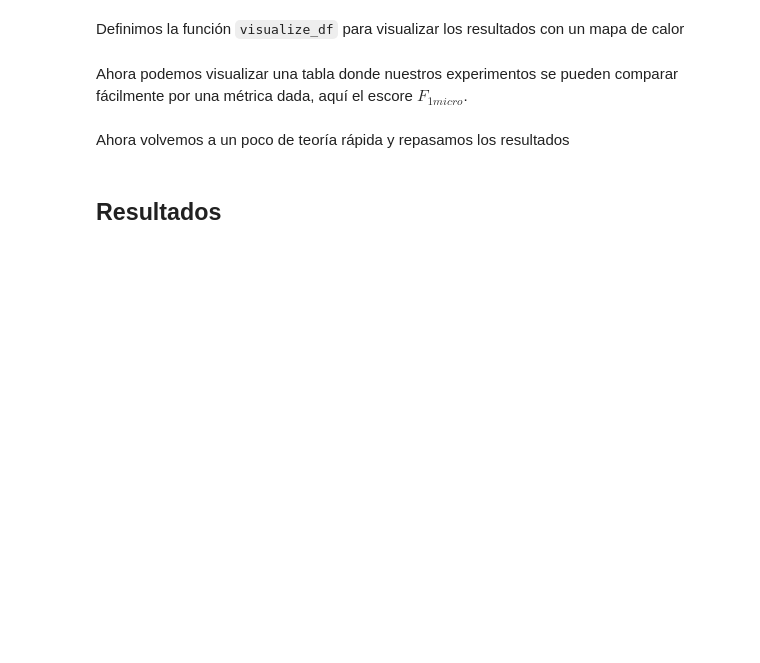
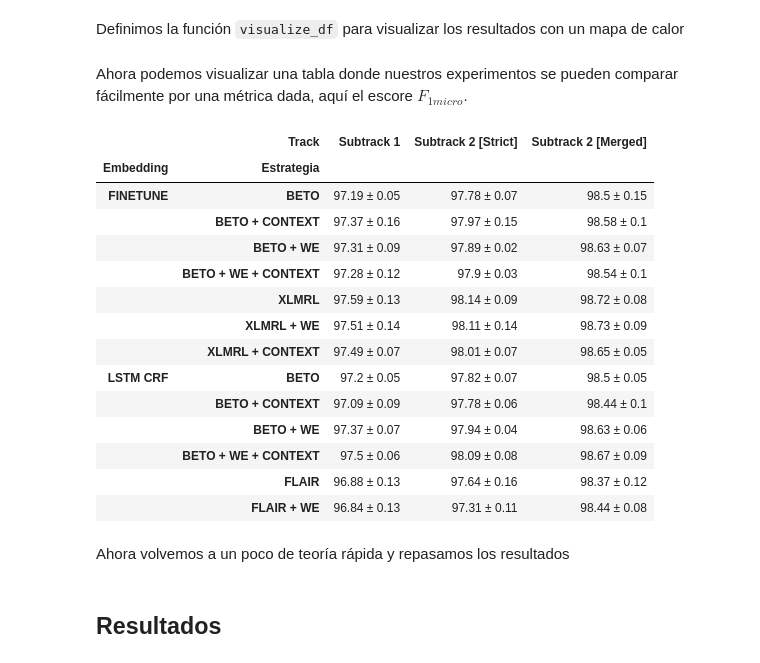
Before and after one commit to GuiGel/MedDocAn, a Jupyter notebook: presentation/cdti.ipynb, the cells around one changed output. Saved outputs shown, nothing was run; the diff lists cells and outputs as text; code cells hidden in the pictures; blank space fills up the shorter version.

```diff
--- a/presentation/cdti.ipynb
+++ b/presentation/cdti.ipynb
@@ -743,11 +950,9 @@ def get_scores_as_df(seeds: List[int], get_folder: Callable[[int], Path]) -> pd.
     # Give multi index to df
     return pd.DataFrame(df.to_numpy().T, index=multi_index)
 # %%
-from functools import partial
-
 seeds = [1, 12, 33]
 dataset = "test"
-base_folder = Path.cwd().parent / "experiments"
-get_folder = lambda seed: base_folder / f"corpus_sentence_bert_finetune_it_150/an_wh_rs_False_dpt_0_emb_beto-cased_FT_True_Ly_-1_seed_{seed}_lr_5e-06_it_150_bs_4_opti_AdamW_pjct_emb_False_sdl_LinearSchedulerWithWarmup_use_crf_False_use_rnn_False_wup_0.1/0/evals/{dataset}"
+ROOT = Path.cwd().parent
+get_folder = lambda seed: ROOT / f"experiments/corpus_sentence_bert_finetune_it_150/an_wh_rs_False_dpt_0_emb_beto-cased_FT_True_Ly_-1_seed_{seed}_lr_5e-06_it_150_bs_4_opti_AdamW_pjct_emb_False_sdl_LinearSchedulerWithWarmup_use_crf_False_use_rnn_False_wup_0.1/0/evals/{dataset}"
 df_all_scores = get_scores_as_df(seeds, get_folder)
 df = df_all_scores.rename(columns=dict(zip(range(3), seeds))); df
@@ -760,6 +989,7 @@ Hacemos lo mismo por cada experimento por una métrica dada $F_{1}$, $precision$
 # %%
 from typing import Dict
 from enum import Enum
+from functools import partial
 
 class Metrics(Enum):
     f1 = "f1"
@@ -773,25 +1003,25 @@ class SetType(Enum):
 def get_results(metric: Metrics = Metrics.f1, dataset: SetType = SetType.dev) -> Dict[Tuple[str, ...], pd.DataFrame]:
     get_scores_as_df_with_seed = partial(get_scores_as_df,  [1, 12, 33])
     get_folders_all = {
-        ("FINETUNE", "BETO"): lambda seed: base_folder / f"experiments/corpus_sentence_bert_finetune_it_150/an_wh_rs_False_dpt_0_emb_beto-cased_FT_True_Ly_-1_seed_{seed}_lr_5e-06_it_150_bs_4_opti_AdamW_pjct_emb_False_sdl_LinearSchedulerWithWarmup_use_crf_False_use_rnn_False_wup_0.1/0/evals/{dataset.value}",
-        ("FINETUNE", "BETO + CONTEXT"): lambda seed: base_folder / f"experiments/corpus_sentence_bert_context_finetune/an_wh_rs_False_dpt_0_emb_beto-cased-context_FT_True_Ly_-1_seed_{seed}_lr_5e-06_it_150_bs_4_opti_AdamW_pjct_emb_False_sdl_LinearSchedulerWithWarmup_use_crf_False_use_rnn_False_wup_0.1/0/evals/{dataset.value}",
-        ("FINETUNE", "BETO + WE"): lambda seed: base_folder / f"experiments/corpus_sentence_bert_we_finetune_it_150/an_wh_rs_False_dpt_0_emb_Stack(0_es-wiki-fasttext-300d-1M, 1_1-beto-cased_FT_True_Ly_-1_seed_{seed})_lr_5e-06_it_150_bs_4_opti_AdamW_pjct_emb_False_sdl_LinearSchedulerWithWarmup_use_crf_False_use_rnn_False_wup_0.1/0/evals/{dataset.value}",
-        ("FINETUNE", "BETO + WE + CONTEXT"): lambda seed: base_folder / f"experiments/corpus_sentence_bert_context_we_finetune_it_150/an_wh_rs_False_dpt_0_emb_Stack(0_es-wiki-fasttext-300d-1M, 1_1-beto-cased_FT_True_Ly_-1_seed_{seed})_lr_5e-06_it_150_bs_4_opti_AdamW_pjct_emb_False_sdl_LinearSchedulerWithWarmup_use_crf_False_use_rnn_False_wup_0.1/0/evals/{dataset.value}",
-        ("FINETUNE", "XLMRL"): lambda seed: base_folder / f"experiments/corpus_sentence_xlmrl_finetune/an_wh_rs_False_dpt_0_emb_xlm-roberta-large-cased_FT_True_Ly_-1_seed_{seed}_lr_5e-06_it_40_bs_4_opti_AdamW_pjct_emb_False_sdl_LinearSchedulerWithWarmup_use_crf_False_use_rnn_False_wup_0.05/0/evals/{dataset.value}",
-        ("FINETUNE", "XLMRL + WE"): lambda seed: base_folder / f"experiments/corpus_sentence_xlmrl_we_finetune/an_wh_rs_False_dpt_0_emb_Stack(0_es-wiki-fasttext-300d-1M, 1_1-xlm-roberta-large-cased_FT_True_Ly_-1_seed_{seed})_lr_5e-06_it_40_bs_4_opti_AdamW_pjct_emb_False_sdl_LinearSchedulerWithWarmup_use_crf_False_use_rnn_False_wup_0.05/0/evals/{dataset.value}",
-        ("FINETUNE", "XLMRL + CONTEXT"): lambda seed: base_folder / f"experiments/corpus_sentence_xlmrl_context_finetune/an_wh_rs_False_dpt_0_emb_xlm-roberta-large-cased-context_FT_True_Ly_-1_seed_{seed}_lr_5e-06_it_40_bs_4_opti_AdamW_pjct_emb_False_sdl_LinearSchedulerWithWarmup_use_crf_False_use_rnn_False_wup_0.1/0/evals/{dataset.value}",
-        ("LSTM CRF", "BETO"): lambda seed: base_folder / f"experiments/corpus_sentence_bert_lstm_crf/an_wh_rs_False_dpt_0_emb_beto_Ly_all_mean_seed_{seed}_hdn_sz_256_lr_0.1_it_500_bs_4_opti_SGD_pjct_emb_False_rnn_ly_2_sdl_AnnealOnPlateau_use_crf_True_use_rnn_True/0/evals/{dataset.value}",
-        ("LSTM CRF", "BETO + CONTEXT"): lambda seed: base_folder / f"experiments/corpus_sentence_bert_context_lstm_crf/an_wh_rs_False_dpt_0_emb_beto_Ly_all_mean_context_seed_{seed}_hdn_sz_256_lr_0.1_it_500_bs_4_opti_SGD_pjct_emb_False_rnn_ly_2_sdl_AnnealOnPlateau_use_crf_True_use_rnn_True/0/evals/{dataset.value}",
-        ("LSTM CRF", "BETO + WE"): lambda seed: base_folder / f"experiments/corpus_sentence_bert_we_lstm_crf/an_wh_rs_False_dpt_0_emb_Stack(0_es-wiki-fasttext-300d-1M, 1_1-beto_Ly_all_mean_seed_{seed})_hdn_sz_256_lr_0.1_it_500_bs_4_opti_SGD_pjct_emb_False_rnn_ly_2_sdl_AnnealOnPlateau_use_crf_True_use_rnn_True/0/evals/{dataset.value}",
-        ("LSTM CRF", "BETO + WE + CONTEXT"): lambda seed: base_folder / f"experiments/corpus_sentence_bert_context_we_lstm_crf/an_wh_rs_False_dpt_0_emb_Stack(0_es-wiki-fasttext-300d-1M, 1_1-beto_Ly_all_mean_context_seed_{seed})_hdn_sz_256_lr_0.1_it_500_bs_4_opti_SGD_pjct_emb_False_rnn_ly_2_sdl_AnnealOnPlateau_use_crf_True_use_rnn_True/0/evals/{dataset.value}",
-        ("LSTM CRF", "FLAIR"): lambda seed: base_folder / f"experiments/corpus_sentence_flair_lstm_crf/an_wh_rs_True_dpt_0.08716810045694838_emb_seed_{seed}_Stack(0_lm-es-forward.pt, 1_lm-es-backward.pt)_hdn_sz_256_lr_0.1_it_150_bs_4_opti_SGD_pjct_emb_True_rnn_ly_2_sdl_AnnealOnPlateau_use_crf_True_use_rnn_True/0/evals/{dataset.value}",
+        ("FINETUNE", "BETO"): lambda seed: ROOT / f"experiments/corpus_sentence_bert_finetune_it_150/an_wh_rs_False_dpt_0_emb_beto-cased_FT_True_Ly_-1_seed_{seed}_lr_5e-06_it_150_bs_4_opti_AdamW_pjct_emb_False_sdl_LinearSchedulerWithWarmup_use_crf_False_use_rnn_False_wup_0.1/0/evals/{dataset.value}",
+        ("FINETUNE", "BETO + CONTEXT"): lambda seed: ROOT / f"experiments/corpus_sentence_bert_context_finetune/an_wh_rs_False_dpt_0_emb_beto-cased-context_FT_True_Ly_-1_seed_{seed}_lr_5e-06_it_150_bs_4_opti_AdamW_pjct_emb_False_sdl_LinearSchedulerWithWarmup_use_crf_False_use_rnn_False_wup_0.1/0/evals/{dataset.value}",
+        ("FINETUNE", "BETO + WE"): lambda seed: ROOT / f"experiments/corpus_sentence_bert_we_finetune_it_150/an_wh_rs_False_dpt_0_emb_Stack(0_es-wiki-fasttext-300d-1M, 1_1-beto-cased_FT_True_Ly_-1_seed_{seed})_lr_5e-06_it_150_bs_4_opti_AdamW_pjct_emb_False_sdl_LinearSchedulerWithWarmup_use_crf_False_use_rnn_False_wup_0.1/0/evals/{dataset.value}",
+        ("FINETUNE", "BETO + WE + CONTEXT"): lambda seed: ROOT / f"experiments/corpus_sentence_bert_context_we_finetune_it_150/an_wh_rs_False_dpt_0_emb_Stack(0_es-wiki-fasttext-300d-1M, 1_1-beto-cased_FT_True_Ly_-1_seed_{seed})_lr_5e-06_it_150_bs_4_opti_AdamW_pjct_emb_False_sdl_LinearSchedulerWithWarmup_use_crf_False_use_rnn_False_wup_0.1/0/evals/{dataset.value}",
+        ("FINETUNE", "XLMRL"): lambda seed: ROOT / f"experiments/corpus_sentence_xlmrl_finetune/an_wh_rs_False_dpt_0_emb_xlm-roberta-large-cased_FT_True_Ly_-1_seed_{seed}_lr_5e-06_it_40_bs_4_opti_AdamW_pjct_emb_False_sdl_LinearSchedulerWithWarmup_use_crf_False_use_rnn_False_wup_0.05/0/evals/{dataset.value}",
+        ("FINETUNE", "XLMRL + WE"): lambda seed: ROOT / f"experiments/corpus_sentence_xlmrl_we_finetune/an_wh_rs_False_dpt_0_emb_Stack(0_es-wiki-fasttext-300d-1M, 1_1-xlm-roberta-large-cased_FT_True_Ly_-1_seed_{seed})_lr_5e-06_it_40_bs_4_opti_AdamW_pjct_emb_False_sdl_LinearSchedulerWithWarmup_use_crf_False_use_rnn_False_wup_0.05/0/evals/{dataset.value}",
+        ("FINETUNE", "XLMRL + CONTEXT"): lambda seed: ROOT / f"experiments/corpus_sentence_xlmrl_context_finetune/an_wh_rs_False_dpt_0_emb_xlm-roberta-large-cased-context_FT_True_Ly_-1_seed_{seed}_lr_5e-06_it_40_bs_4_opti_AdamW_pjct_emb_False_sdl_LinearSchedulerWithWarmup_use_crf_False_use_rnn_False_wup_0.1/0/evals/{dataset.value}",
+        ("LSTM CRF", "BETO"): lambda seed: ROOT / f"experiments/corpus_sentence_bert_lstm_crf/an_wh_rs_False_dpt_0_emb_beto_Ly_all_mean_seed_{seed}_hdn_sz_256_lr_0.1_it_500_bs_4_opti_SGD_pjct_emb_False_rnn_ly_2_sdl_AnnealOnPlateau_use_crf_True_use_rnn_True/0/evals/{dataset.value}",
+        ("LSTM CRF", "BETO + CONTEXT"): lambda seed: ROOT / f"experiments/corpus_sentence_bert_context_lstm_crf/an_wh_rs_False_dpt_0_emb_beto_Ly_all_mean_context_seed_{seed}_hdn_sz_256_lr_0.1_it_500_bs_4_opti_SGD_pjct_emb_False_rnn_ly_2_sdl_AnnealOnPlateau_use_crf_True_use_rnn_True/0/evals/{dataset.value}",
+        ("LSTM CRF", "BETO + WE"): lambda seed: ROOT / f"experiments/corpus_sentence_bert_we_lstm_crf/an_wh_rs_False_dpt_0_emb_Stack(0_es-wiki-fasttext-300d-1M, 1_1-beto_Ly_all_mean_seed_{seed})_hdn_sz_256_lr_0.1_it_500_bs_4_opti_SGD_pjct_emb_False_rnn_ly_2_sdl_AnnealOnPlateau_use_crf_True_use_rnn_True/0/evals/{dataset.value}",
+        ("LSTM CRF", "BETO + WE + CONTEXT"): lambda seed: ROOT / f"experiments/corpus_sentence_bert_context_we_lstm_crf/an_wh_rs_False_dpt_0_emb_Stack(0_es-wiki-fasttext-300d-1M, 1_1-beto_Ly_all_mean_context_seed_{seed})_hdn_sz_256_lr_0.1_it_500_bs_4_opti_SGD_pjct_emb_False_rnn_ly_2_sdl_AnnealOnPlateau_use_crf_True_use_rnn_True/0/evals/{dataset.value}",
+        ("LSTM CRF", "FLAIR"): lambda seed: ROOT / f"experiments/corpus_sentence_flair_lstm_crf/an_wh_rs_True_dpt_0.08716810045694838_emb_seed_{seed}_Stack(0_lm-es-forward.pt, 1_lm-es-backward.pt)_hdn_sz_256_lr_0.1_it_150_bs_4_opti_SGD_pjct_emb_True_rnn_ly_2_sdl_AnnealOnPlateau_use_crf_True_use_rnn_True/0/evals/{dataset.value}",
     }
     dfs_all = {k: get_scores_as_df_with_seed(v).T.describe().T[["mean", "std"]].loc[pd.IndexSlice[:, [f"{metric.value}"]], :] for k,v in get_folders_all.items()}
 
 
     get_scores_as_df_with_seed = partial(get_scores_as_df,  [1, 10, 25, 33, 42])
     get_folders_flair = {
-        ("LSTM CRF", "FLAIR + WE"): lambda seed: base_folder / f"experiments/corpus_sentence_flair_we_lstm_crf/results_seed_{seed}/evals/{dataset.value}",
+        ("LSTM CRF", "FLAIR + WE"): lambda seed: ROOT / f"experiments/corpus_sentence_flair_we_lstm_crf/results_seed_{seed}/evals/{dataset.value}",
     }
     dfs_flair = {k: get_scores_as_df_with_seed(v).T.describe().T[["mean", "std"]].loc[pd.IndexSlice[:, [f"{metric.value}"]], :] for k,v in get_folders_flair.items()}
 
@@ -850,8 +1086,8 @@ def visualize_df(df: pd.DataFrame):
     return df_txt.style.apply(b_g, cmap='plasma').pipe(make_pretty)
 
 def get_heat_map(metric: Metrics = Metrics.f1, dataset: SetType = SetType.dev) -> pd.DataFrame:
-    df = get_results(metric, dataset)
-    df = pd.concat(dfs.values(), axis=1, keys=df.keys(), names=["Embedding", "Estrategia"]).T
+    dfs = get_results(metric, dataset)
+    df = pd.concat(dfs.values(), axis=1, keys=list(dfs.keys()), names=["Embedding", "Estrategia"]).T
     return visualize_df(df=df)
 # %% [markdown]
 Ahora podemos visualizar una tabla donde nuestros experimentos se pueden comparar fácilmente por una métrica dada, aquí el escore $F_{1 micro}$.
@@ -861,3 +1094,21 @@ df_results_test = visualize_df(result_metrics); df_results_test
+# %%
+get_heat_map(Metrics.f1, SetType.test)
+# %% [output]
+|  | Track | Subtrack 1 | Subtrack 2 [Strict] | Subtrack 2 [Merged] |
+| Embedding | Estrategia |  |  |  |
+| FINETUNE | BETO | 97.19 ± 0.05 | 97.78 ± 0.07 | 98.5 ± 0.15 |
+|  | BETO + CONTEXT | 97.37 ± 0.16 | 97.97 ± 0.15 | 98.58 ± 0.1 |
+|  | BETO + WE | 97.31 ± 0.09 | 97.89 ± 0.02 | 98.63 ± 0.07 |
+|  | BETO + WE + CONTEXT | 97.28 ± 0.12 | 97.9 ± 0.03 | 98.54 ± 0.1 |
+|  | XLMRL | 97.59 ± 0.13 | 98.14 ± 0.09 | 98.72 ± 0.08 |
+|  | XLMRL + WE | 97.51 ± 0.14 | 98.11 ± 0.14 | 98.73 ± 0.09 |
+|  | XLMRL + CONTEXT | 97.49 ± 0.07 | 98.01 ± 0.07 | 98.65 ± 0.05 |
+| LSTM CRF | BETO | 97.2 ± 0.05 | 97.82 ± 0.07 | 98.5 ± 0.05 |
+|  | BETO + CONTEXT | 97.09 ± 0.09 | 97.78 ± 0.06 | 98.44 ± 0.1 |
+|  | BETO + WE | 97.37 ± 0.07 | 97.94 ± 0.04 | 98.63 ± 0.06 |
+|  | BETO + WE + CONTEXT | 97.5 ± 0.06 | 98.09 ± 0.08 | 98.67 ± 0.09 |
+|  | FLAIR | 96.88 ± 0.13 | 97.64 ± 0.16 | 98.37 ± 0.12 |
+|  | FLAIR + WE | 96.84 ± 0.13 | 97.31 ± 0.11 | 98.44 ± 0.08 |
 # %% [markdown]
 Ahora volvemos a un poco de teoría rápida y repasamos los resultados
 # %% [markdown]
```
Also changed, not shown: parts of 52 cells of this notebook.
